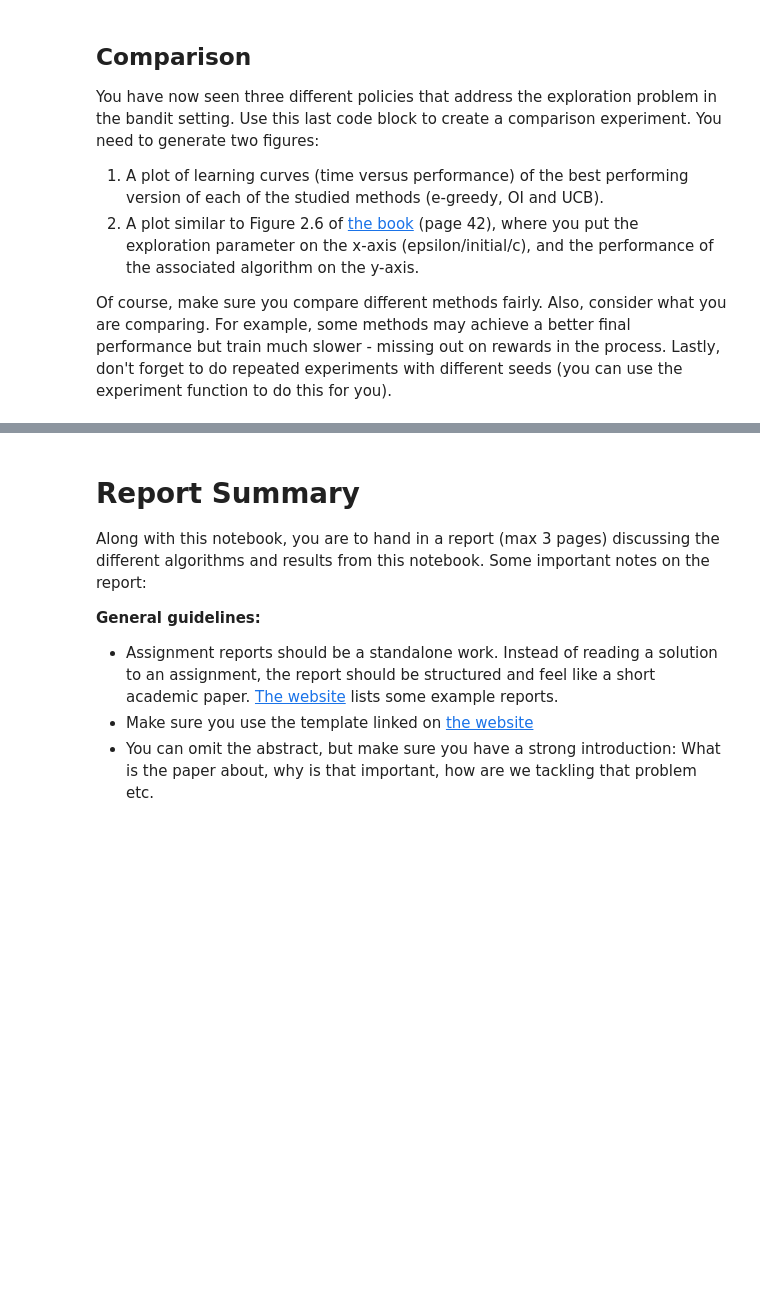
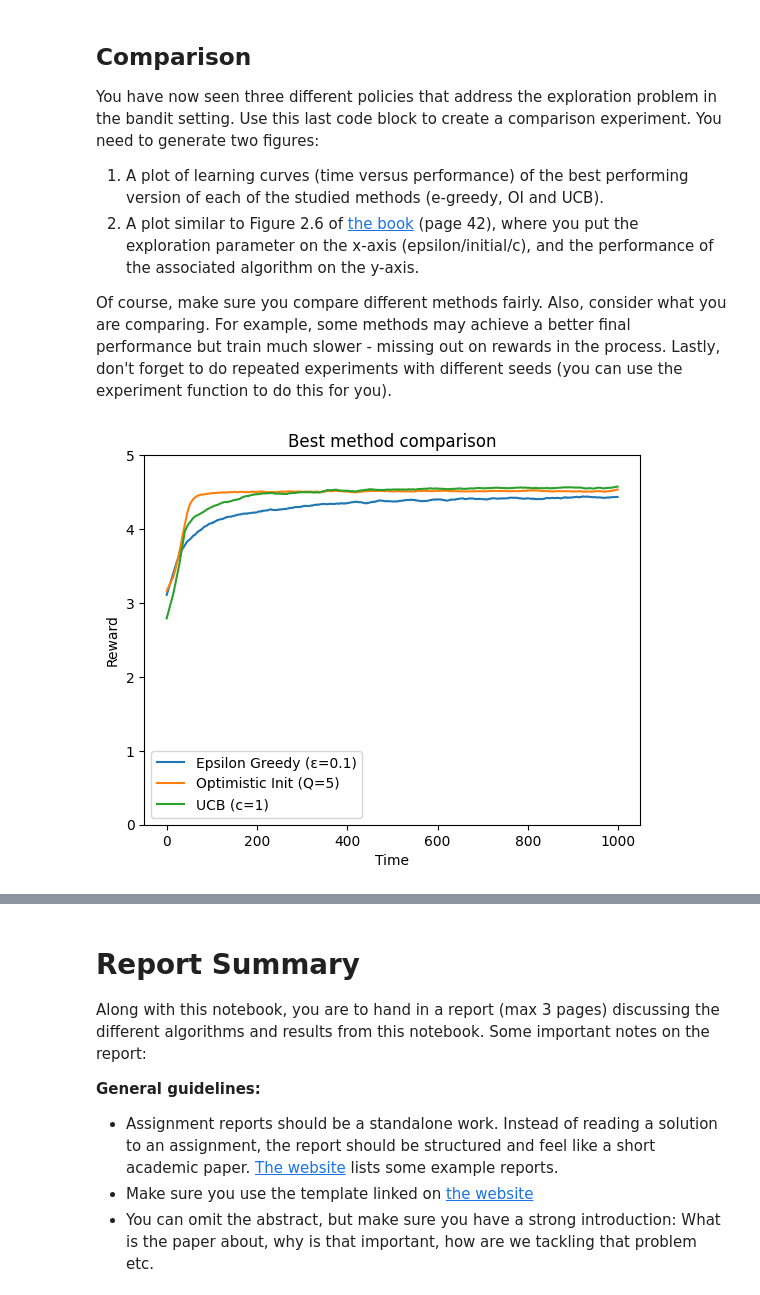
Before and after one commit to Hossein-Kelisa/RLCourse_A1, a Jupyter notebook: RL_Bachelor_Assignment_1A_(2026).ipynb, the cells around one changed output, grey strips where cells are left out. Saved outputs shown, nothing was run; the diff lists cells and outputs as text; code cells hidden in the pictures; blank space fills up the shorter version.

```diff
--- a/RL_Bachelor_Assignment_1A_(2026).ipynb
+++ b/RL_Bachelor_Assignment_1A_(2026).ipynb
@@ -467,0 +536,27 @@ Of course, make sure you compare different methods fairly. Also, consider what y
+# %%
+### Comparison experiment code here ...
+# 1. Comparing best performing version of each of the studied methods
+plot = LearningCurvePlot("Best method comparison")
+
+experiment(
+    plot,
+    agent_class=eGreedyAgent,
+    label="Epsilon Greedy (ε=0.1)",
+    epsilon=0.1
+)
+
+experiment(
+    plot,
+    agent_class=OptimisticInitializationAgent,
+    label="Optimistic Init (Q=5)",
+    initial_value=5
+)
+
+experiment(
+    plot,
+    agent_class=UCBAgent,
+    label="UCB (c=1)",
+    c=1
+)
+# %% [output]
+[figure, added]
```
Also changed, not shown: parts of 8 cells of this notebook.
